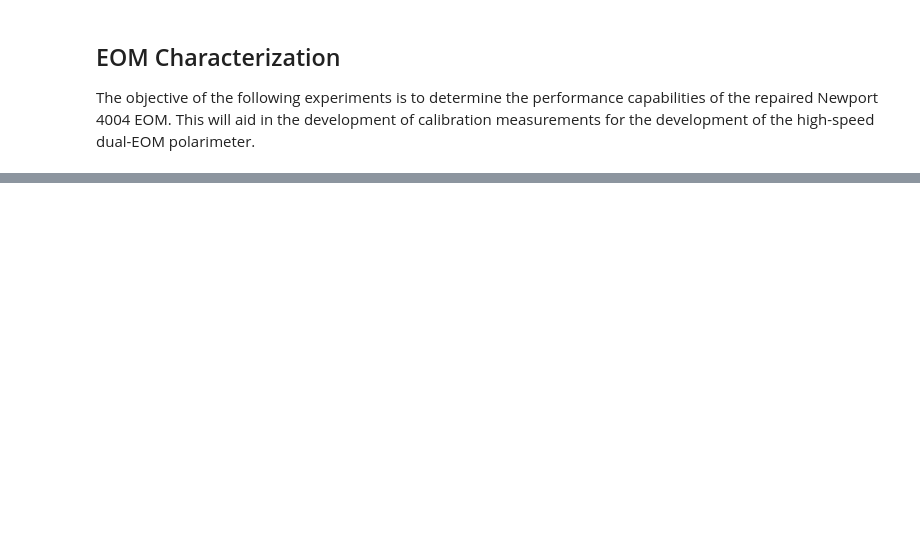
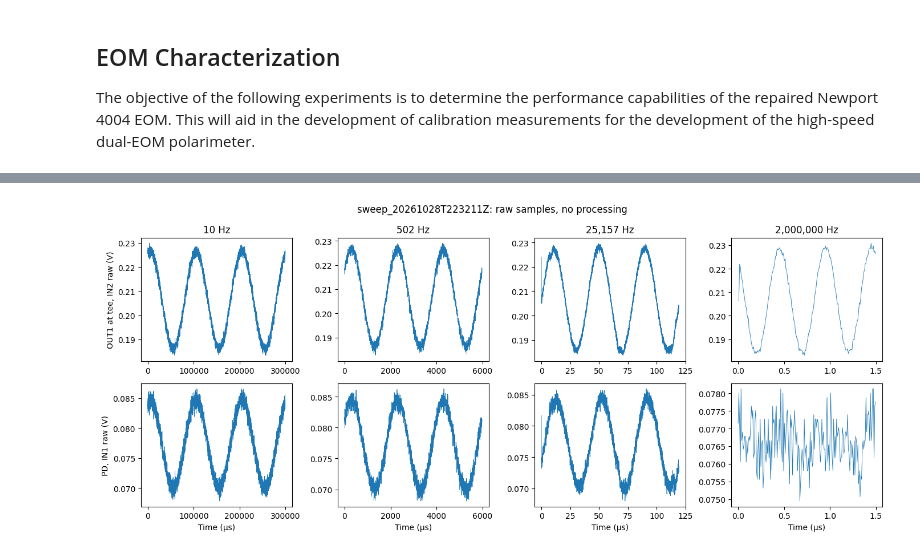
Before and after one commit to tyndalestutz/epscor-project-tools, a Jupyter notebook: notebooks/Tutorial-EOM_performance_characterization.ipynb, the cells around one changed output, grey strips where cells are left out. Drawn from its saved outputs; the diff is of its cells as text; code cells hidden in the pictures; blank space fills up the shorter version.

```diff
--- a/notebooks/Tutorial-EOM_performance_characterization.ipynb
+++ b/notebooks/Tutorial-EOM_performance_characterization.ipynb
@@ -695,0 +600,4 @@ else:
+# %%
+# Same bias as the step test; ±0.02 V ≈ ±8 V at the EOM. 10 Hz to 2 MHz, 10 points per decade, ~30 s.
+sweep_test = {"offset_v": bias_v, "peak_v": 0.02, "start_hz": 10.0, "stop_hz": 2e6, "points_per_decade": 10, "min_cycles": 10}
+sweep_run = rp_run("sweep", wiring="Out1 -> In2 and preamp, preamp -> 3211 -> 4004 EOM", sweep=sweep_test)  # Type what is connected now
@@ -695,0 +626,4 @@ else:
+# %%
+raw_look(sweep_run)
+# %% [output]
+[figure, added]
```
Also changed, not shown: parts of 42 cells of this notebook.
